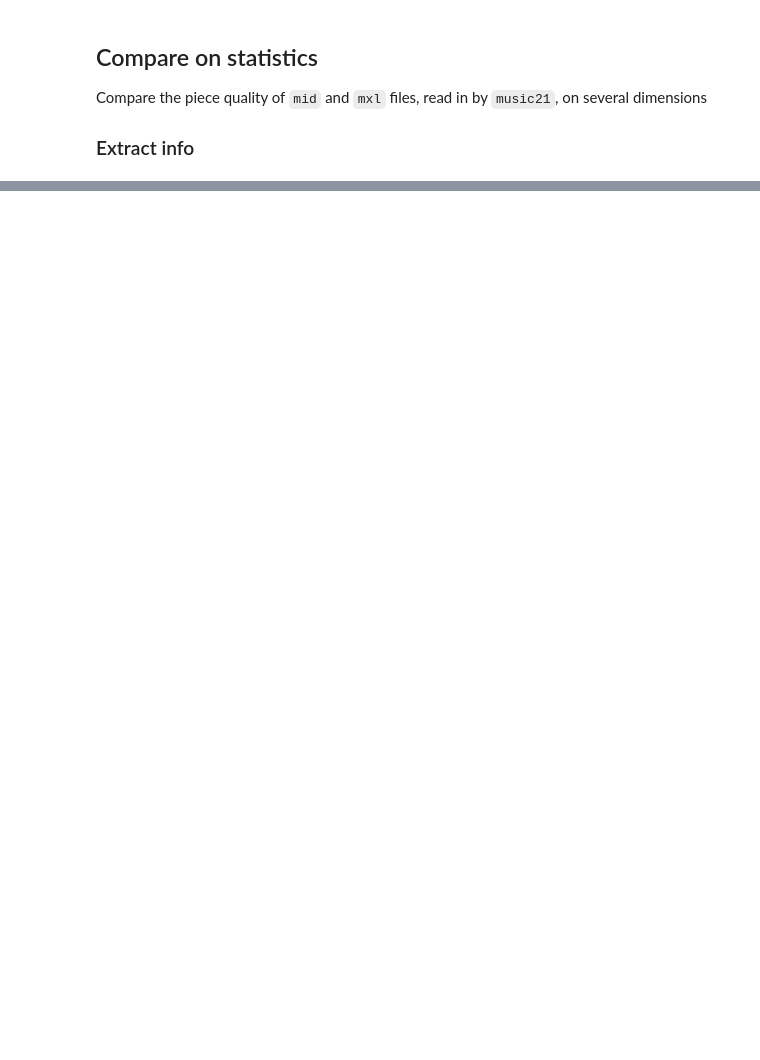
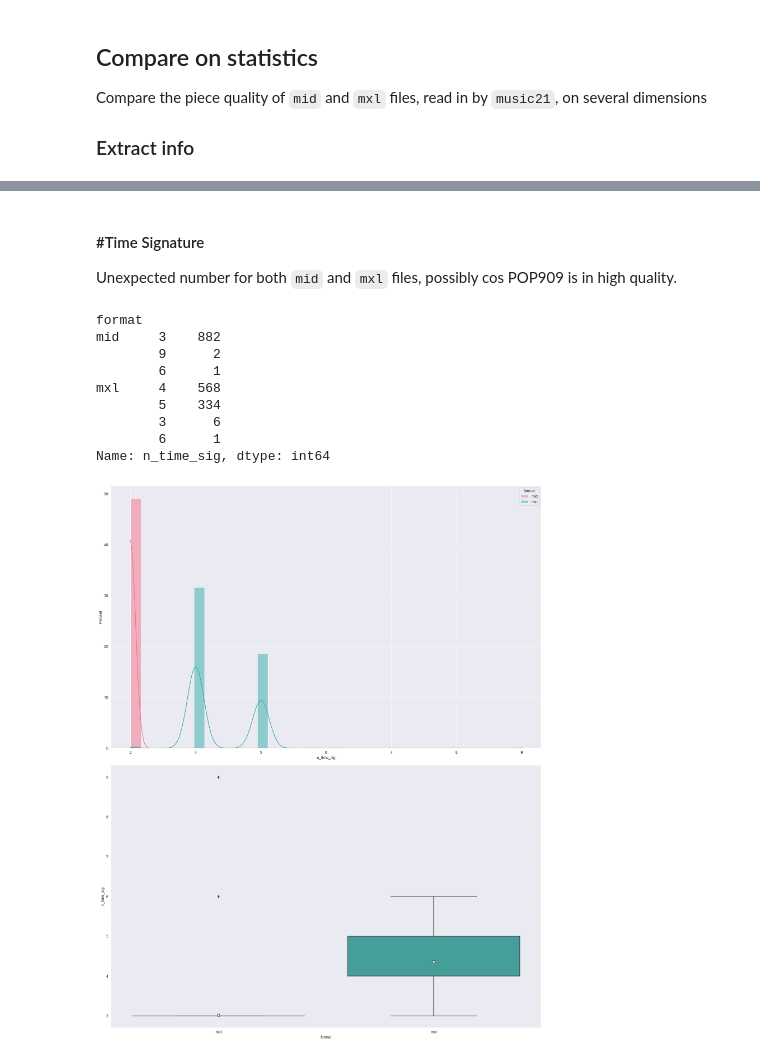
Before and after one commit to StefanHeng/Symbolic-Music-Generation, a Jupyter notebook: notebook/pre_process/midi_or_mxl.ipynb, the cells around one changed output, grey strips where cells are left out. Drawn from its saved outputs; the diff is of its cells as text; code cells hidden in the pictures; blank space fills up the shorter version.

```diff
--- a/notebook/pre_process/midi_or_mxl.ipynb
+++ b/notebook/pre_process/midi_or_mxl.ipynb
@@ -57,0 +88,19 @@ sns.histplot(data=df, x='n_notes', hue='format', stat='percent', kde=True, palet
+# %% [markdown]
+#### #Time Signature
+
+
+Unexpected number for both `mid` and `mxl` files, possibly cos POP909 is in high quality.
+# %%
+_, counts = side_by_side_plot(df=df, aspect='n_time_sig')
+counts
+# %% [output]
+format
+mid     3    882
+        9      2
+        6      1
+mxl     4    568
+        5    334
+        3      6
+        6      1
+Name: n_time_sig, dtype: int64
+[figure, added]
```
Also changed, not shown: parts of 21 cells of this notebook, 3 other files.
